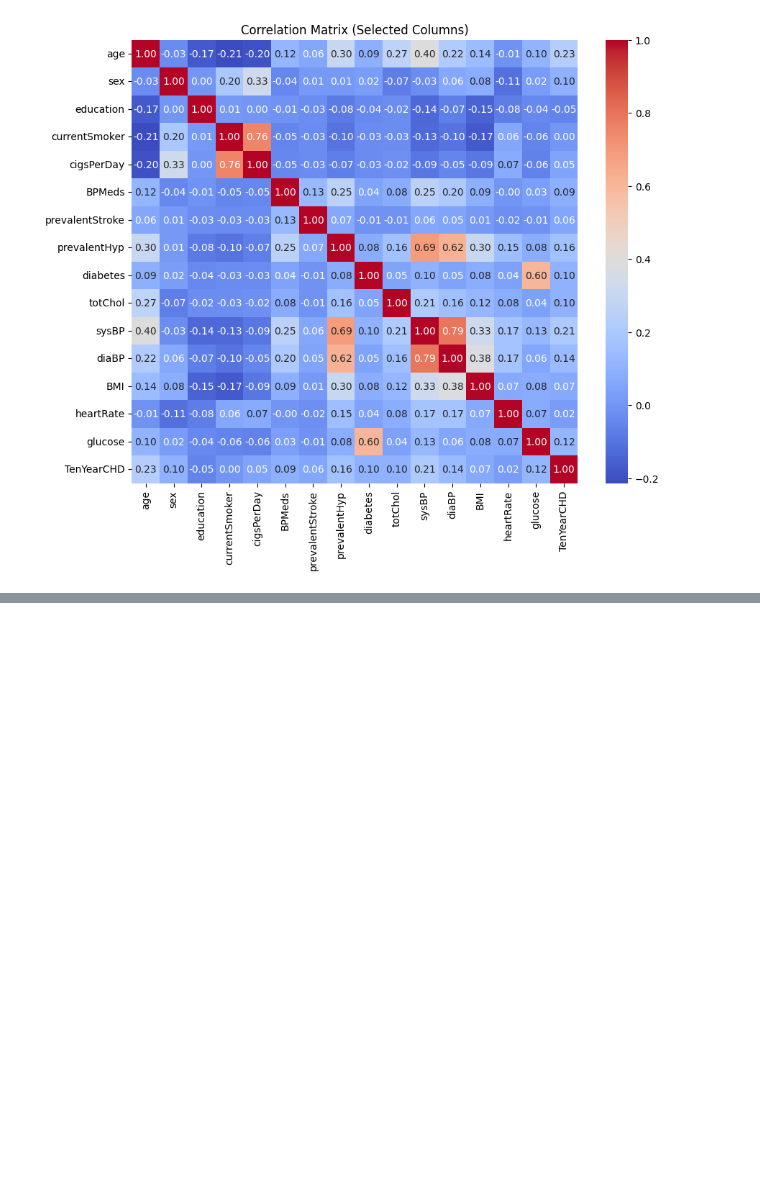
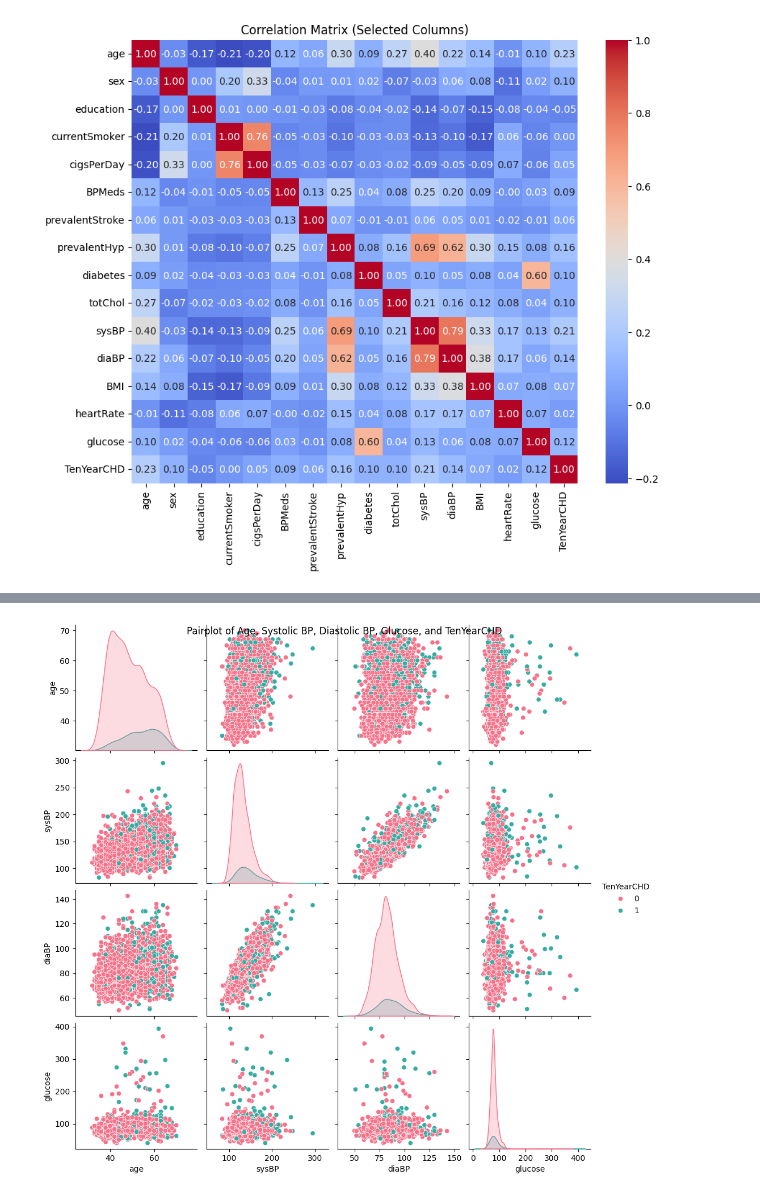
Before and after one commit to Kianjputnam/project_chd, a Jupyter notebook: Visuals_chd_train.ipynb, the cells around one changed output, grey strips where cells are left out. Cells and saved outputs as stored; diff of their text form; code cells hidden in the pictures; blank space fills up the shorter version.

```diff
--- a/Visuals_chd_train.ipynb
+++ b/Visuals_chd_train.ipynb
@@ -66,0 +88,12 @@ plt.show()
+# %%
+
+# Select variables of interest
+variables_of_interest = ['age', 'sysBP', 'diaBP', 'glucose', 'TenYearCHD']
+data_subset = clean_chd_train[variables_of_interest]
+
+# Create pairplot
+sns.pairplot(data_subset, hue='TenYearCHD', palette='husl')
+plt.suptitle('Pairplot of Age, Systolic BP, Diastolic BP, Glucose, and TenYearCHD')
+plt.show()
+# %% [output]
+[figure, added]
```
Also changed, not shown: parts of 8 cells of this notebook.
